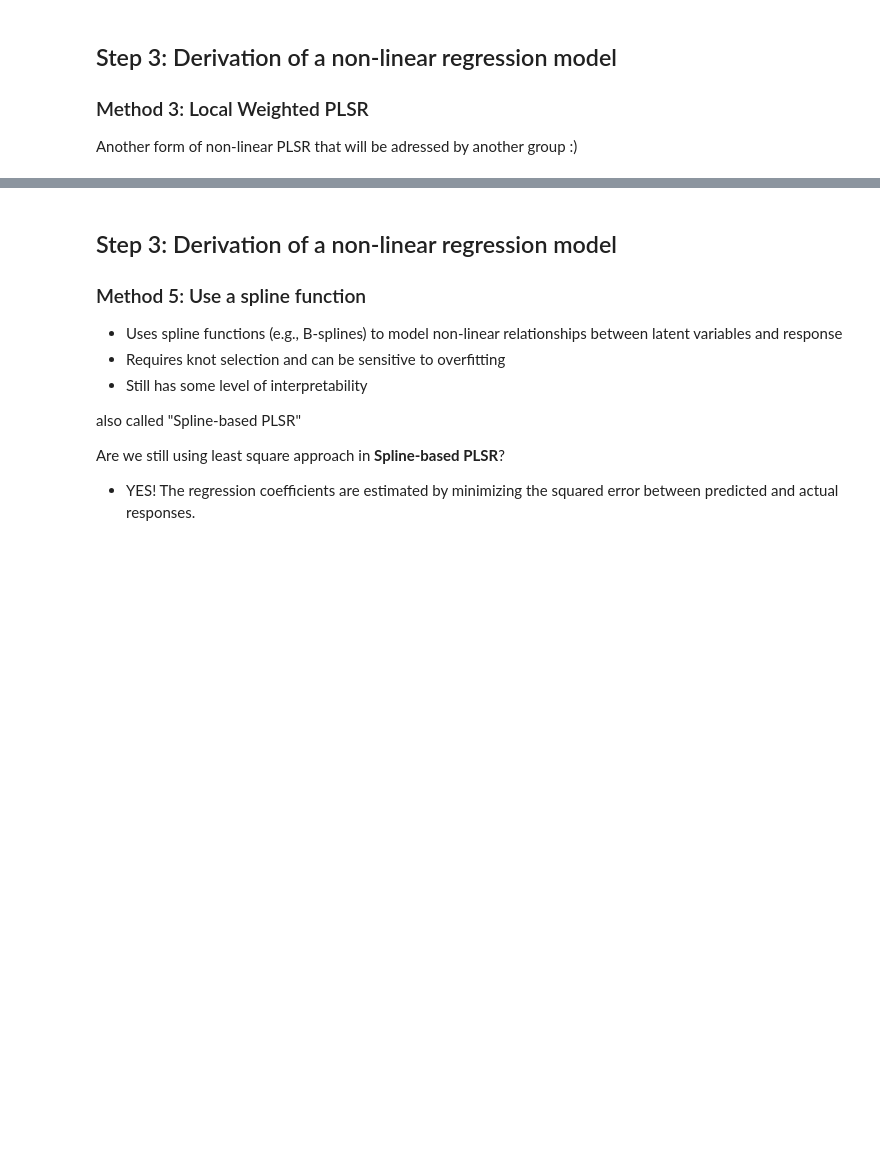
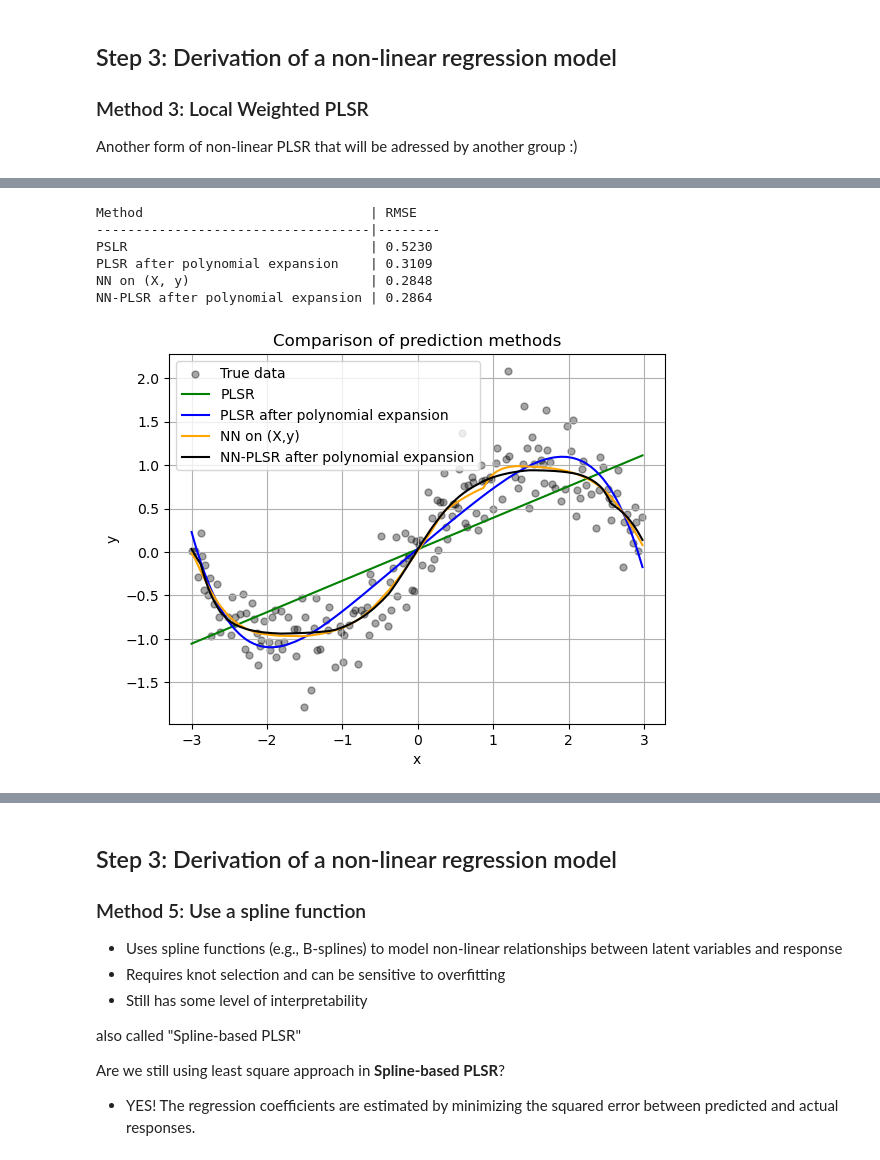
Before and after one commit to coxnevad/NTNU_TK8117_2025, a Jupyter notebook: advanced_week_03/group1/NonLinearPLSR.ipynb, the cells around one changed output, grey strips where cells are left out. Drawn from its saved outputs; the diff is of its cells as text; code cells hidden in the pictures; blank space fills up the shorter version.

```diff
--- a/advanced_week_03/group1/NonLinearPLSR.ipynb
+++ b/advanced_week_03/group1/NonLinearPLSR.ipynb
@@ -211,0 +156,36 @@ ModuleNotFoundError: No module named 'torch'
+# %%
+degree = 5  # Degree of polynomial expansion
+nb_PLS_comp = 3
+
+### synthetic data
+np.random.seed(42)
+n_points=300
+x = np.linspace(-3, 3, n_points).reshape(-1, 1)
+y = np.sin(x).ravel() + 0.3*np.random.randn(n_points)
+
+# split in train, validation and test
+x, x_test, y, y_test = train_test_split(x, y, test_size=0.4)
+x_val, x_test, y_val, y_test = train_test_split(x, y, test_size=0.5)
+def sort_data(x,y):
+    sorted_idx = np.argsort(x.ravel())
+    x = x[sorted_idx]
+    y = y[sorted_idx]
+    return x,y
+x,y = sort_data(x,y)
+x_val,y_val = sort_data(x_val,y_val)
+x_test,y_test = sort_data(x_test,y_test)
+
+### apply PLSR
+pls = PLSRegression(n_components=1)
+pls.fit(x, y)
+y_pred = pls.predict(x)
+y_pred_test = pls.predict(x_test)
+
+### apply Polynomial expansion, then PLSR
+poly = PolynomialFeatures(degree=degree, include_bias=False)
+x_poly = poly.fit_transform(x)
+
+pls_poly = PLSRegression(n_components=nb_PLS_comp)
+pls_poly.fit(x_poly, y)
+y_poly_pred = pls_poly.predict(x_poly)
+y_poly_pred_test = pls_poly.predict(poly.transform(x_test))
@@ -211,0 +355,13 @@ ModuleNotFoundError: No module named 'torch'
+# %%
+print_RMSE(y_test, y_pred_test, y_poly_pred_test,
+               predicted_NN_test, predicted_NN_poly_test)
+plot_NN_comparison(x, y, y_pred, y_poly_pred,
+                       predicted_NN, predicted_NN_poly)
+# %% [output]
+Method                             | RMSE
+-----------------------------------|--------
+PSLR                               | 0.5230
+PLSR after polynomial expansion    | 0.3109
+NN on (X, y)                       | 0.2848
+NN-PLSR after polynomial expansion | 0.2864
+[figure, added]
```
Also changed, not shown: parts of 5 cells of this notebook, 1 other file.
